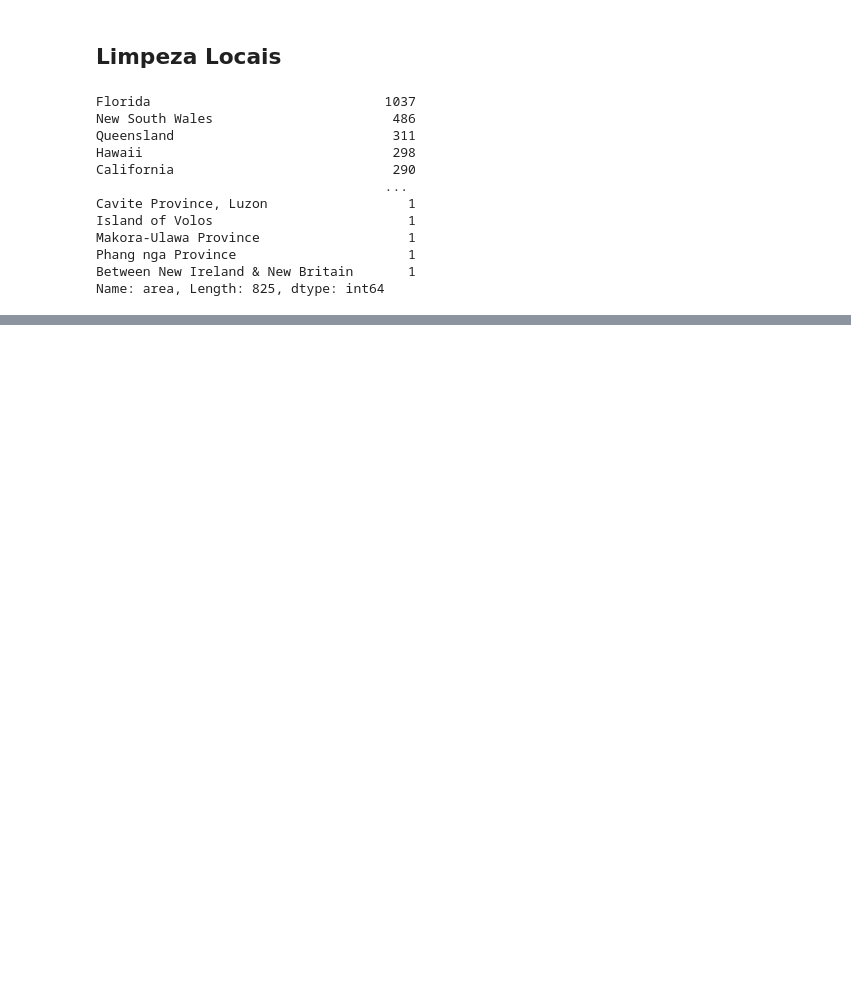
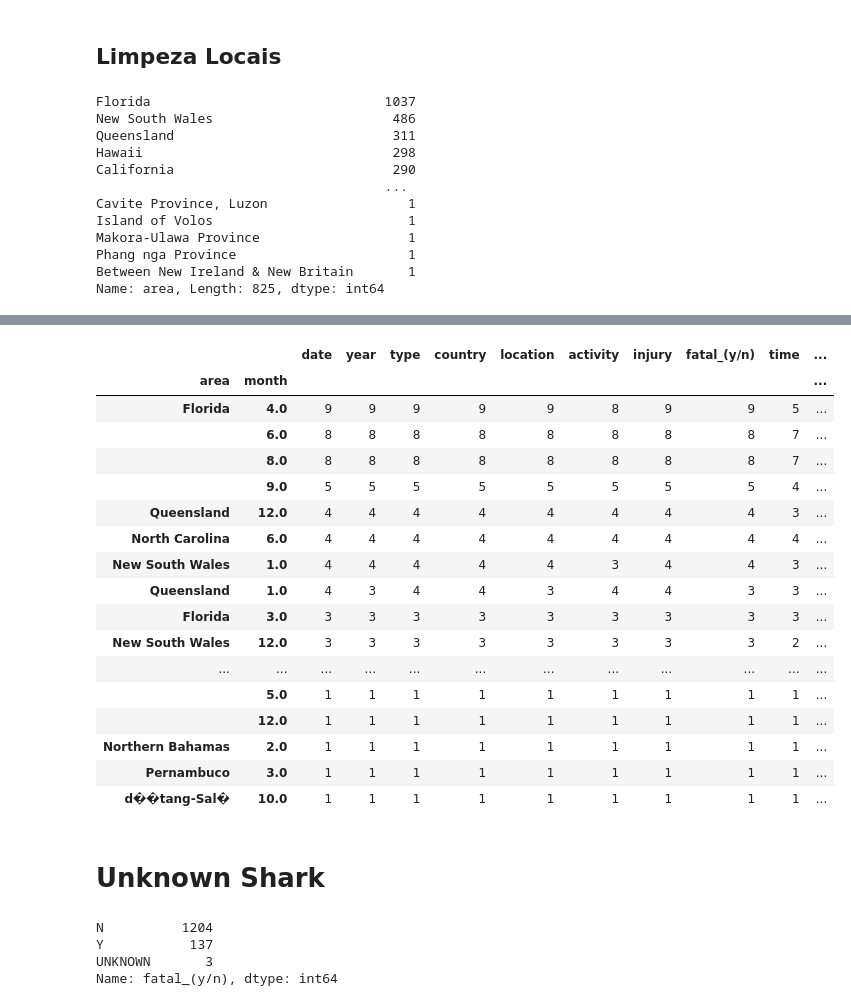
Before and after one commit to carlarbj/Shark_attack, a Jupyter notebook: Shark _attack_project.ipynb, the cells around one changed output, grey strips where cells are left out. Cells and saved outputs as stored; diff of their text form; code cells hidden in the pictures; blank space fills up the shorter version.

```diff
--- a/Shark _attack_project.ipynb
+++ b/Shark _attack_project.ipynb
@@ -606,0 +653,4 @@ cshark
+# %%
+mask = ((cshark2['species']=="WhiteShark") | (cshark2['species']=="Invalid") | (cshark2['species']=="BullShark") | (cshark2['species']=="UnknownShark") | (cshark2['species']=="TigerShark"))
+# %%
+cshark2=cshark2[mask]
@@ -606,0 +693,10 @@ cshark
+# %%
+mask_white = cshark2['species']=="WhiteShark"
+mask_inv = cshark2['species']=="Invalid"
+mask_unk = cshark2['species']=="UnknownShark"
+mask_bull = cshark2['species']=="BullShark"
+# %%
+white_shark=cshark2[mask_white]
+invalid_att=cshark2[mask_inv]
+unknown_shark=cshark2[mask_unk]
+bull_shark=cshark2[mask_bull]
@@ -606,0 +793,30 @@ cshark
+# %%
+bull_shark.groupby(['area', 'month']).count().sort_values(['year'], ascending = False)
+# %% [output]
+|  |  | date | year | type | country | location | activity | injury | fatal_(y/n) | time | ... |
+| area | month |  |  |  |  |  |  |  |  |  | ... |
+| Florida | 4.0 | 9 | 9 | 9 | 9 | 9 | 8 | 9 | 9 | 5 | ... |
+|  | 6.0 | 8 | 8 | 8 | 8 | 8 | 8 | 8 | 8 | 7 | ... |
+|  | 8.0 | 8 | 8 | 8 | 8 | 8 | 8 | 8 | 8 | 7 | ... |
+|  | 9.0 | 5 | 5 | 5 | 5 | 5 | 5 | 5 | 5 | 4 | ... |
+| Queensland | 12.0 | 4 | 4 | 4 | 4 | 4 | 4 | 4 | 4 | 3 | ... |
+| North Carolina | 6.0 | 4 | 4 | 4 | 4 | 4 | 4 | 4 | 4 | 4 | ... |
+| New South Wales | 1.0 | 4 | 4 | 4 | 4 | 4 | 3 | 4 | 4 | 3 | ... |
+| Queensland | 1.0 | 4 | 3 | 4 | 4 | 3 | 4 | 4 | 3 | 3 | ... |
+| Florida | 3.0 | 3 | 3 | 3 | 3 | 3 | 3 | 3 | 3 | 3 | ... |
+| New South Wales | 12.0 | 3 | 3 | 3 | 3 | 3 | 3 | 3 | 3 | 2 | ... |
+| ... | ... | ... | ... | ... | ... | ... | ... | ... | ... | ... | ... |
+|  | 5.0 | 1 | 1 | 1 | 1 | 1 | 1 | 1 | 1 | 1 | ... |
+|  | 12.0 | 1 | 1 | 1 | 1 | 1 | 1 | 1 | 1 | 1 | ... |
+| Northern Bahamas | 2.0 | 1 | 1 | 1 | 1 | 1 | 1 | 1 | 1 | 1 | ... |
+| Pernambuco | 3.0 | 1 | 1 | 1 | 1 | 1 | 1 | 1 | 1 | 1 | ... |
+| d��tang-Sal� | 10.0 | 1 | 1 | 1 | 1 | 1 | 1 | 1 | 1 | 1 | ... |
+# %% [markdown]
+# Unknown Shark
+# %%
+unknown_shark['fatal_(y/n)'].value_counts()
+# %% [output]
+N          1204
+Y           137
+UNKNOWN       3
+Name: fatal_(y/n), dtype: int64
```
Also changed, not shown: parts of 34 cells of this notebook.
